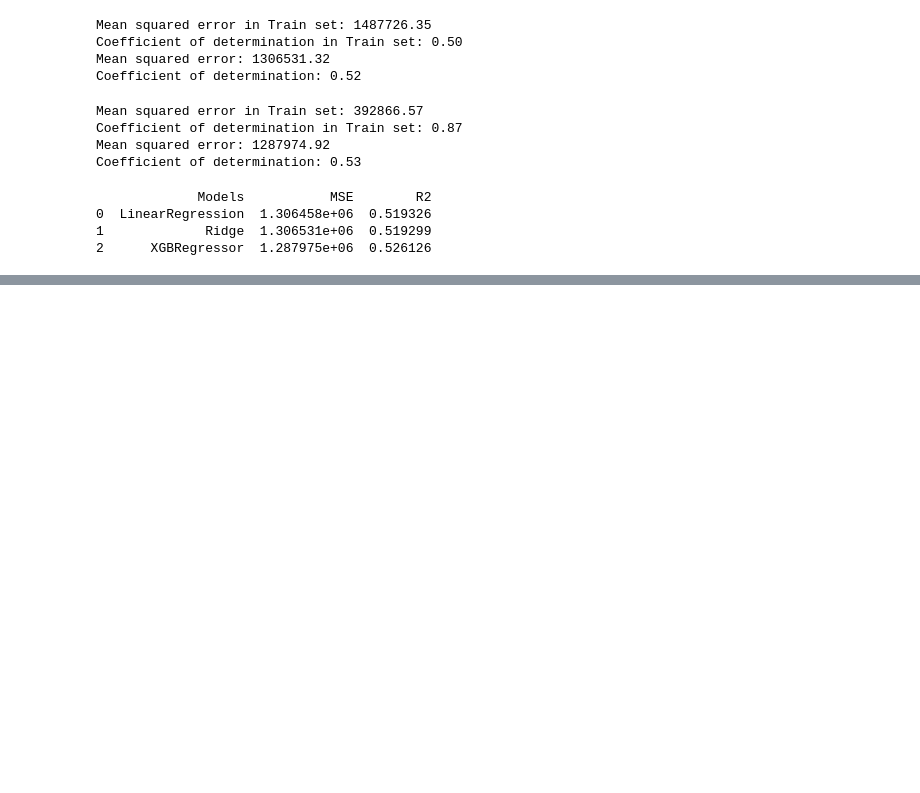
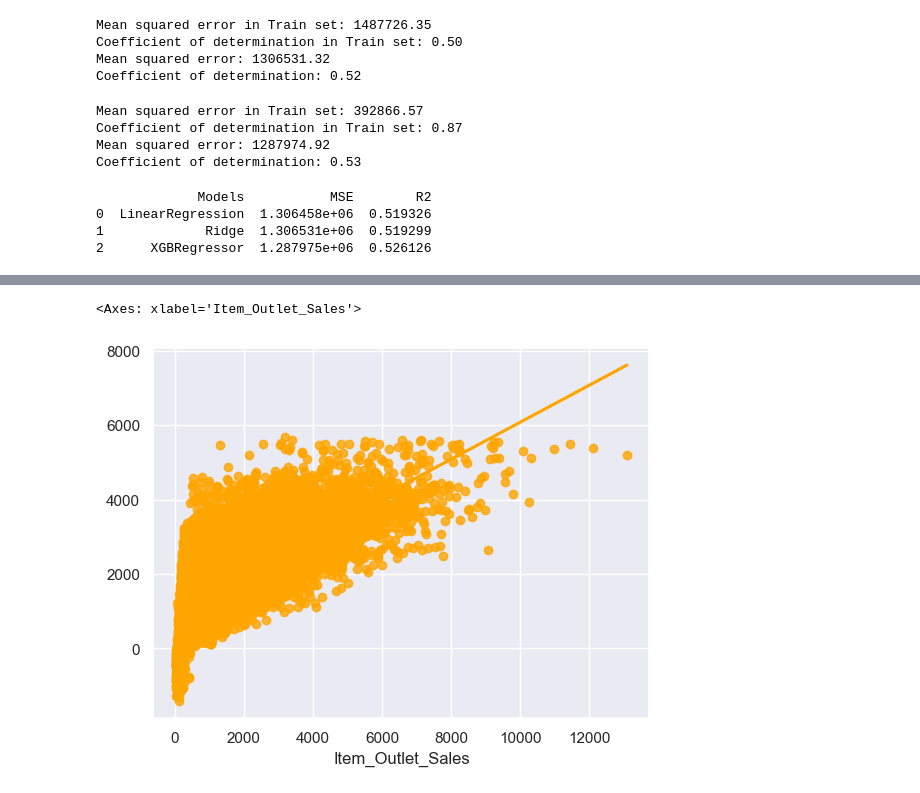
Before and after one commit to zerangzadeh/DS-BigMartSales-ML, a Jupyter notebook: Final_Project.ipynb, the cells around one changed output, grey strips where cells are left out. Cells and saved outputs as stored; diff of their text form; code cells hidden in the pictures; blank space fills up the shorter version.

```diff
--- a/Final_Project.ipynb
+++ b/Final_Project.ipynb
@@ -460,0 +526,5 @@ sns.regplot(x =X_train, y =y_train)
+# %%
+sns.regplot(x=y_train, y=y_pred_train, ci=None, color="orange")
+# %% [output]
+<Axes: xlabel='Item_Outlet_Sales'>
+[figure, added]
```
Also changed, not shown: parts of 11 cells of this notebook.
